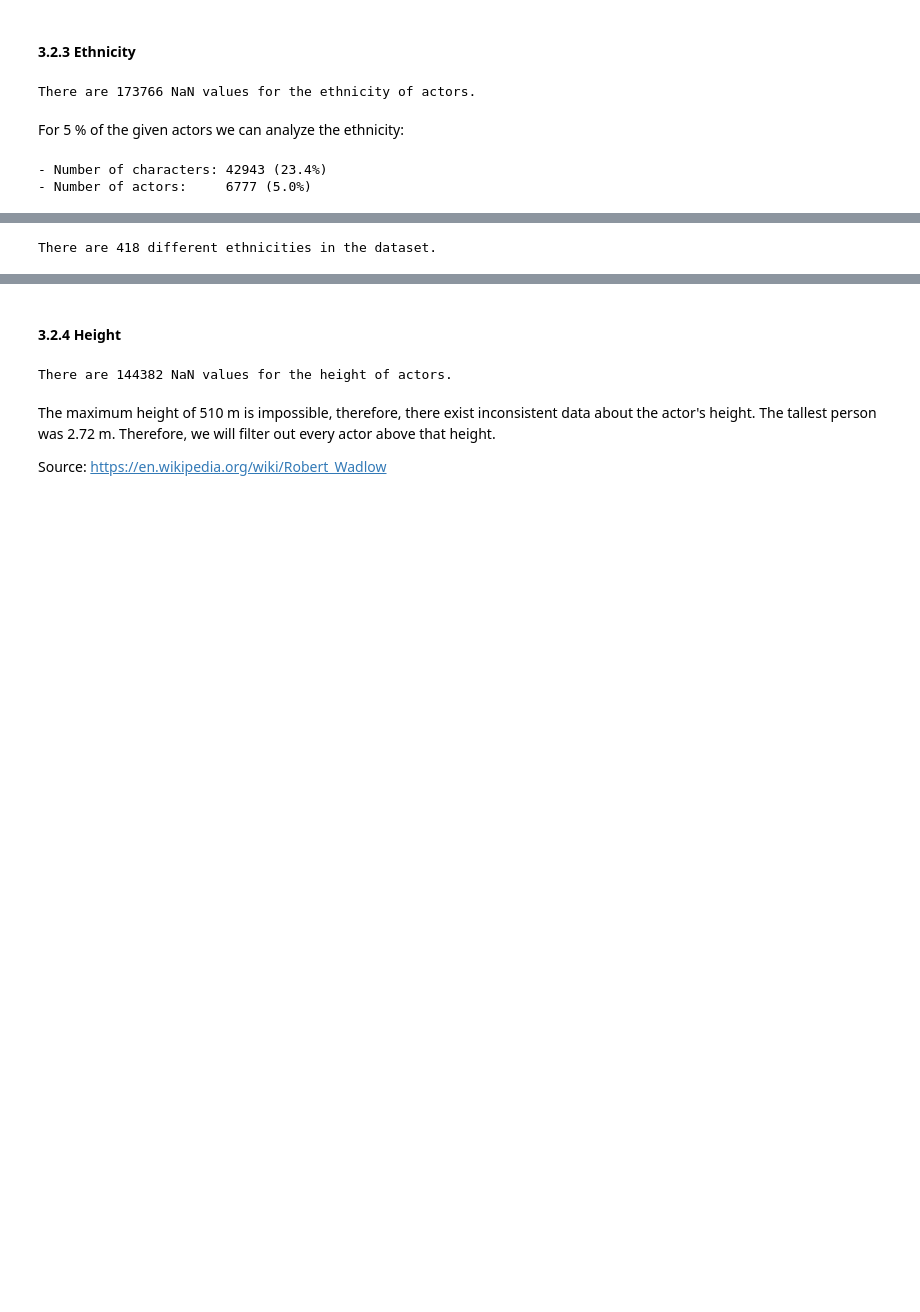
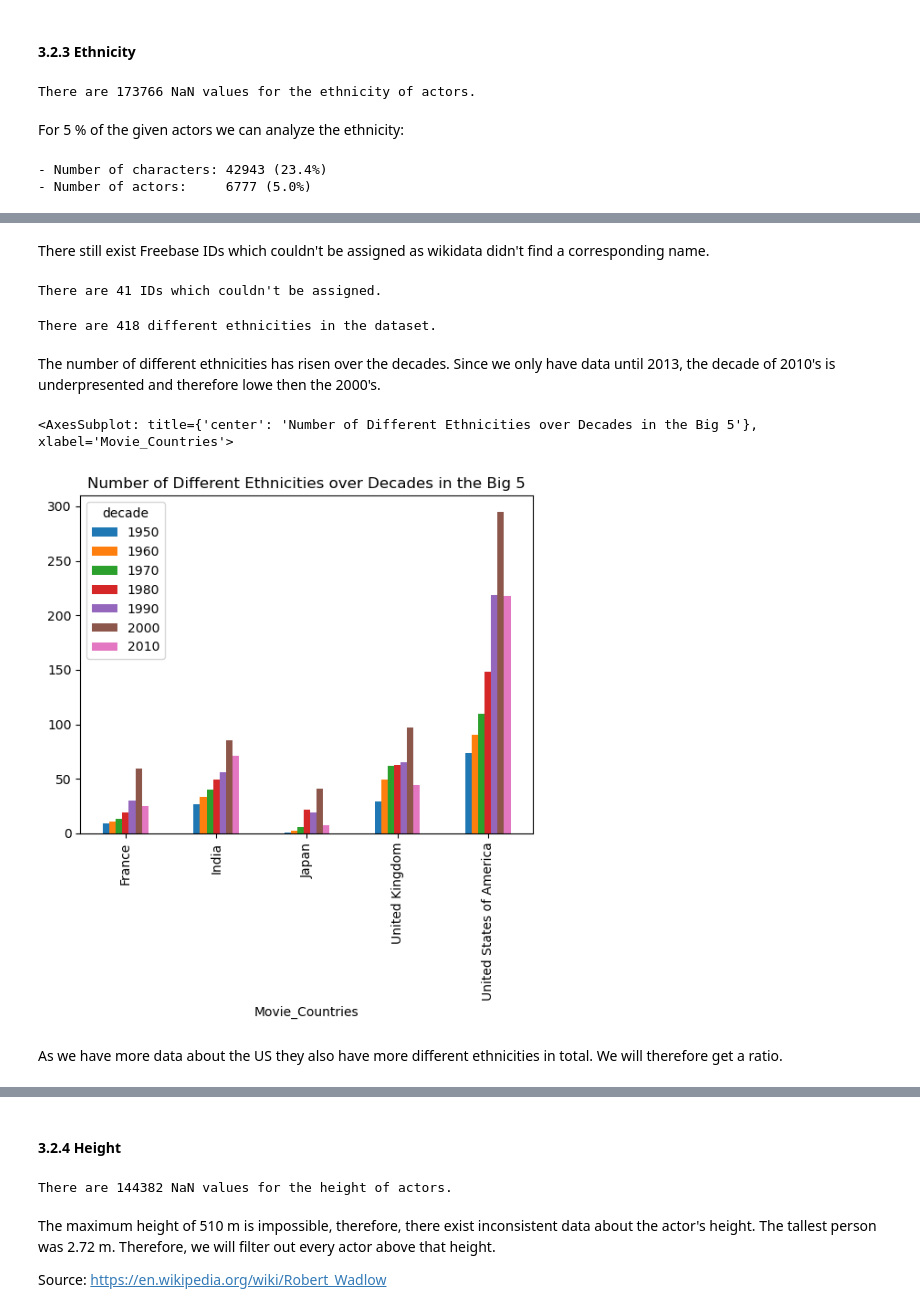
Before and after one commit to epfl-ada/ada-2022-project-robopros, a Jupyter notebook: notebooks/milestone2.ipynb, the cells around one changed output, grey strips where cells are left out. Drawn from its saved outputs; the diff is of its cells as text; code cells hidden in the pictures; blank space fills up the shorter version.

Commit message:
Ethnicity analysis

```diff
--- a/notebooks/milestone2.ipynb
+++ b/notebooks/milestone2.ipynb
@@ -899,0 +922,6 @@ Since there are so many different ethnicities with not much data, we try to meas
+# %%
+# load json file
+FB_ETHNICITY_ASSIGNMENTS = '../data/query.json'
+f = open(FB_ETHNICITY_ASSIGNMENTS)
+freebase_ethnicity = json.load(f)
+f.close()
@@ -900,3 +946,23 @@ Since there are so many different ethnicities with not much data, we try to meas
+# %%
+# create mapping dictionary for Freebase to ethnicity name
+fb_map = {}
+for item in freebase_ethnicity:
+    fb_map[item['freebaseID']] = item['itemLabel']
+# %%
+# replace values
+char_ethnicity = char_ethnicity.replace({'Actor_Ethnicity': fb_map})
+# %% [markdown]
+There still exist Freebase IDs which couldn't be assigned as wikidata didn't find a corresponding name.
+# %%
+# get ids which couldn't be assigned
+not_found_ethn = []
+for ethn in char_ethnicity.Actor_Ethnicity.unique():
+    if '/' in ethn:
+        not_found_ethn.append(ethn)
+
+print(f"There are {len(not_found_ethn)} IDs which couldn't be assigned.")
+# %% [output]
+There are 41 IDs which couldn't be assigned.
 # %%
 unique_ethn = len(char_ethnicity.Actor_Ethnicity.unique())
 print(f'There are {unique_ethn} different ethnicities in the dataset.')
@@ -904,4 +970,4 @@ print(f'There are {unique_ethn} different ethnicities in the dataset.')
 There are 418 different ethnicities in the dataset.
 # %%
 # create dataframe containing the number of different ethnicities per country and decade
-count_ethnic = pd.DataFrame(char_ethnicity.groupby(['Movie_Countries', 'decade']).Actor_Ethnicity.nunique())
+count_ethnic = char_ethnicity.groupby(['Movie_Countries', 'decade']).Actor_Ethnicity.nunique()
@@ -909,0 +974,9 @@ count_ethnic = pd.DataFrame(char_ethnicity.groupby(['Movie_Countries', 'decade']
+# %% [markdown]
+The number of different ethnicities has risen over the decades. Since we only have data until 2013, the decade of 2010's is underpresented and therefore lowe then the 2000's.
+# %%
+count_ethnic.unstack().plot(kind='bar', title='Number of Different Ethnicities over Decades in the Big 5')
+# %% [output]
+<AxesSubplot: title={'center': 'Number of Different Ethnicities over Decades in the Big 5'}, xlabel='Movie_Countries'>
+[figure, added]
+# %% [markdown]
+As we have more data about the US they also have more different ethnicities in total. We will therefore get a ratio.
```
Also changed, not shown: parts of 24 cells of this notebook.
